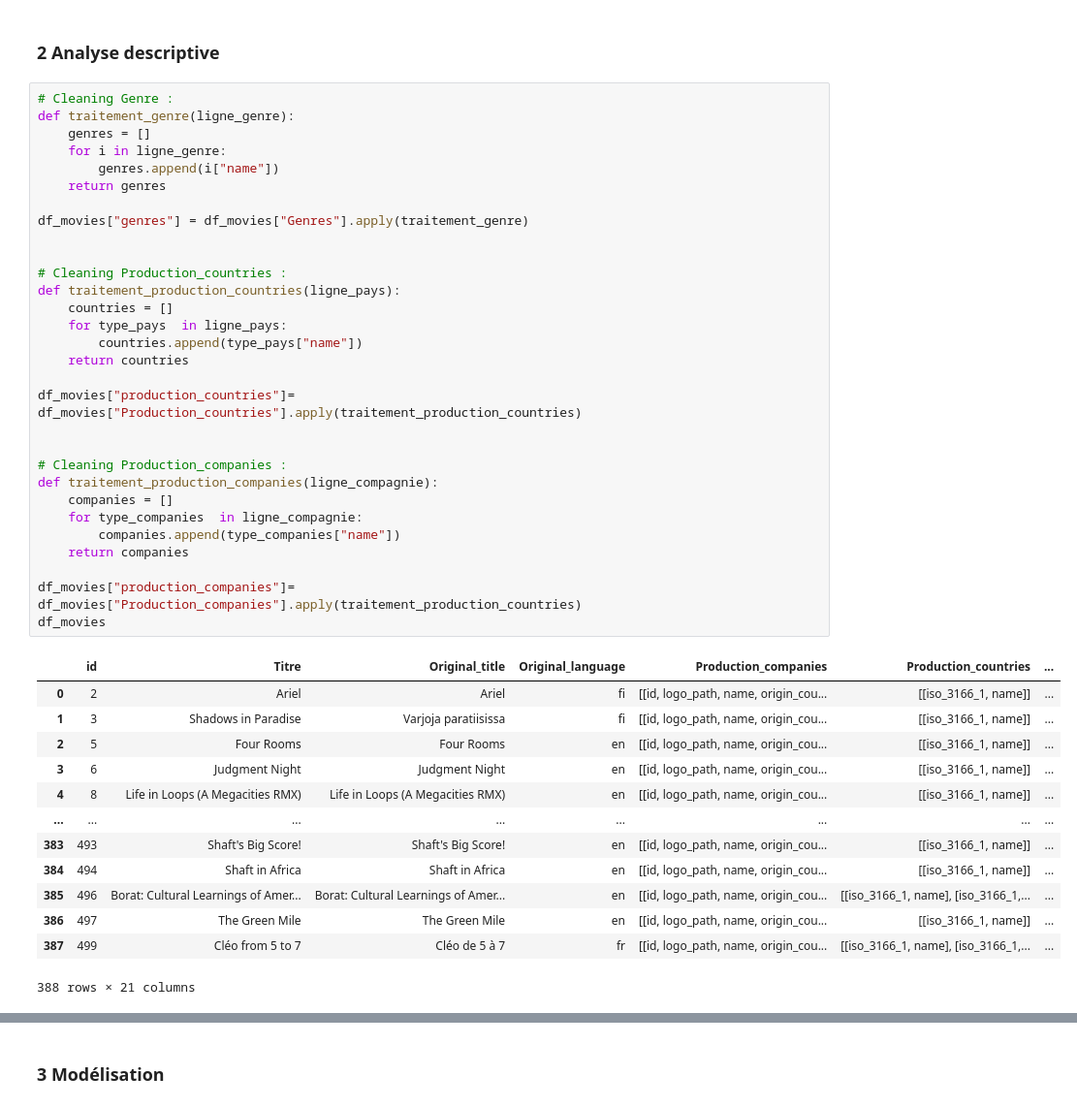
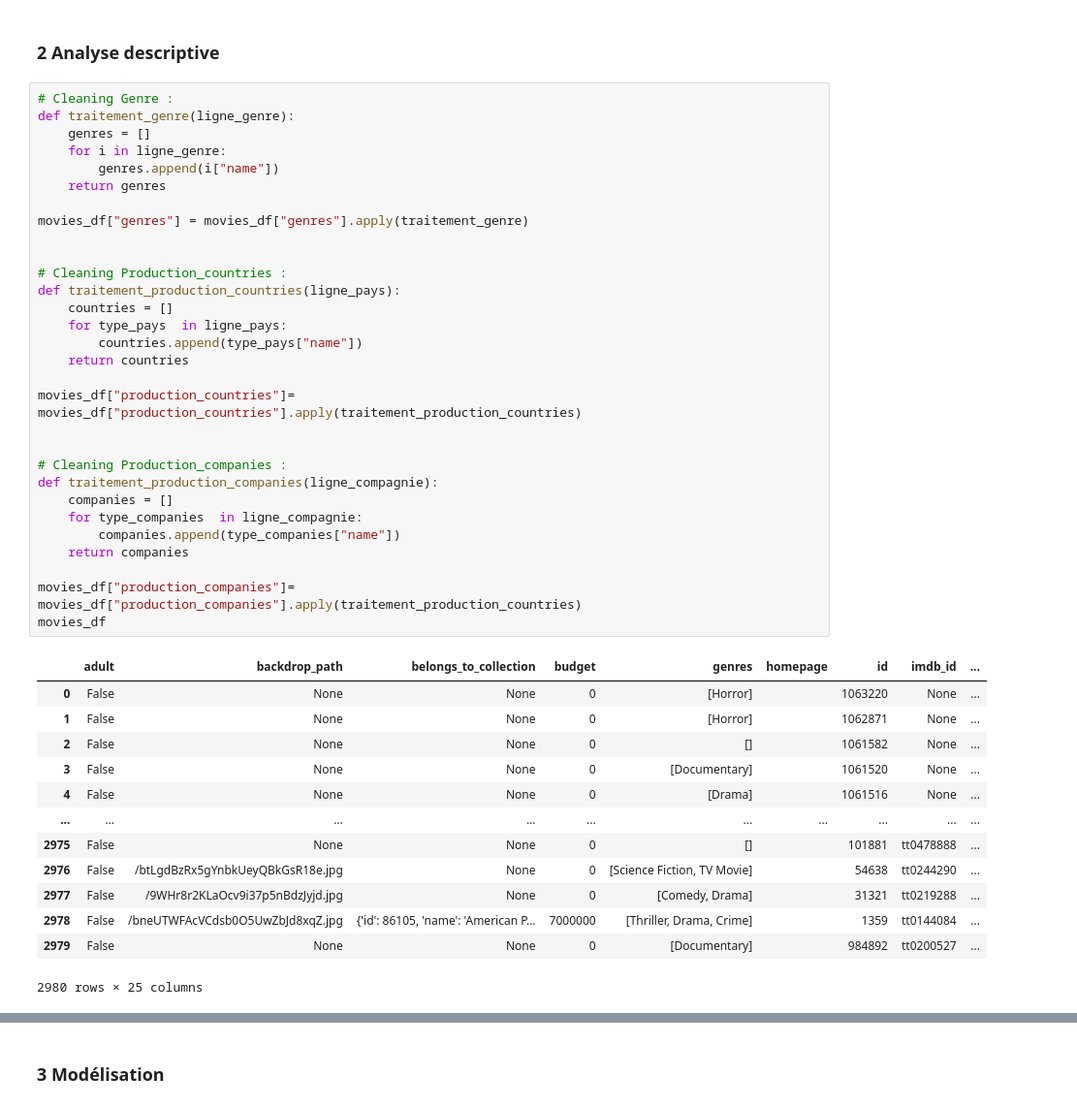
Before and after one commit to jomayans/Projet-Python, a Jupyter notebook: NoteBook_principal.ipynb, the cells around one changed output, grey strips where cells are left out. Shown at 97% size. Saved outputs shown, nothing was run; the diff lists cells and outputs as text.

```diff
--- a/NoteBook_principal.ipynb
+++ b/NoteBook_principal.ipynb
@@ -43,45 +94,45 @@ df_movies
 # %%
 # Cleaning Genre :
 def traitement_genre(ligne_genre):
     genres = []
     for i in ligne_genre:
         genres.append(i["name"])
     return genres
 
-df_movies["genres"] = df_movies["Genres"].apply(traitement_genre)
+movies_df["genres"] = movies_df["genres"].apply(traitement_genre)
 
 
 # Cleaning Production_countries :
 def traitement_production_countries(ligne_pays):
     countries = []
     for type_pays  in ligne_pays:
         countries.append(type_pays["name"])
     return countries
 
-df_movies["production_countries"]= df_movies["Production_countries"].apply(traitement_production_countries)
+movies_df["production_countries"]= movies_df["production_countries"].apply(traitement_production_countries)
 
 
 # Cleaning Production_companies :
 def traitement_production_companies(ligne_compagnie):
     companies = []
     for type_companies  in ligne_compagnie:
         companies.append(type_companies["name"])
     return companies
 
-df_movies["production_companies"]= df_movies["Production_companies"].apply(traitement_production_countries)
-df_movies
+movies_df["production_companies"]= movies_df["production_companies"].apply(traitement_production_countries)
+movies_df
 # %% [output]
-|  | id | Titre | Original_title | Original_language | Production_companies | Production_countries | ... |
-| 0 | 2 | Ariel | Ariel | fi | [[id, logo_path, name, origin_cou... | [[iso_3166_1, name]] | ... |
-| 1 | 3 | Shadows in Paradise | Varjoja paratiisissa | fi | [[id, logo_path, name, origin_cou... | [[iso_3166_1, name]] | ... |
-| 2 | 5 | Four Rooms | Four Rooms | en | [[id, logo_path, name, origin_cou... | [[iso_3166_1, name]] | ... |
-| 3 | 6 | Judgment Night | Judgment Night | en | [[id, logo_path, name, origin_cou... | [[iso_3166_1, name]] | ... |
-| 4 | 8 | Life in Loops (A Megacities RMX) | Life in Loops (A Megacities RMX) | en | [[id, logo_path, name, origin_cou... | [[iso_3166_1, name]] | ... |
-| ... | ... | ... | ... | ... | ... | ... | ... |
-| 383 | 493 | Shaft's Big Score! | Shaft's Big Score! | en | [[id, logo_path, name, origin_cou... | [[iso_3166_1, name]] | ... |
-| 384 | 494 | Shaft in Africa | Shaft in Africa | en | [[id, logo_path, name, origin_cou... | [[iso_3166_1, name]] | ... |
-| 385 | 496 | Borat: Cultural Learnings of Amer... | Borat: Cultural Learnings of Amer... | en | [[id, logo_path, name, origin_cou... | [[iso_3166_1, name], [iso_3166_1,... | ... |
-| 386 | 497 | The Green Mile | The Green Mile | en | [[id, logo_path, name, origin_cou... | [[iso_3166_1, name]] | ... |
-| 387 | 499 | Cléo from 5 to 7 | Cléo de 5 à 7 | fr | [[id, logo_path, name, origin_cou... | [[iso_3166_1, name], [iso_3166_1,... | ... |
+|  | adult | backdrop_path | belongs_to_collection | budget | genres | homepage | id | imdb_id | ... |
+| 0 | False | None | None | 0 | [Horror] |  | 1063220 | None | ... |
+| 1 | False | None | None | 0 | [Horror] |  | 1062871 | None | ... |
+| 2 | False | None | None | 0 | [] |  | 1061582 | None | ... |
+| 3 | False | None | None | 0 | [Documentary] |  | 1061520 | None | ... |
+| 4 | False | None | None | 0 | [Drama] |  | 1061516 | None | ... |
+| ... | ... | ... | ... | ... | ... | ... | ... | ... | ... |
+| 2975 | False | None | None | 0 | [] |  | 101881 | tt0478888 | ... |
+| 2976 | False | /btLgdBzRx5gYnbkUeyQBkGsR18e.jpg | None | 0 | [Science Fiction, TV Movie] |  | 54638 | tt0244290 | ... |
+| 2977 | False | /9WHr8r2KLaOcv9i37p5nBdzJyjd.jpg | None | 0 | [Comedy, Drama] |  | 31321 | tt0219288 | ... |
+| 2978 | False | /bneUTWFAcVCdsb0O5UwZbJd8xqZ.jpg | {'id': 86105, 'name': 'American P... | 7000000 | [Thriller, Drama, Crime] |  | 1359 | tt0144084 | ... |
+| 2979 | False | None | None | 0 | [Documentary] |  | 984892 | tt0200527 | ... |
-388 rows × 21 columns
+2980 rows × 25 columns
 # %%
```
Also changed, not shown: parts of 11 cells of this notebook.
